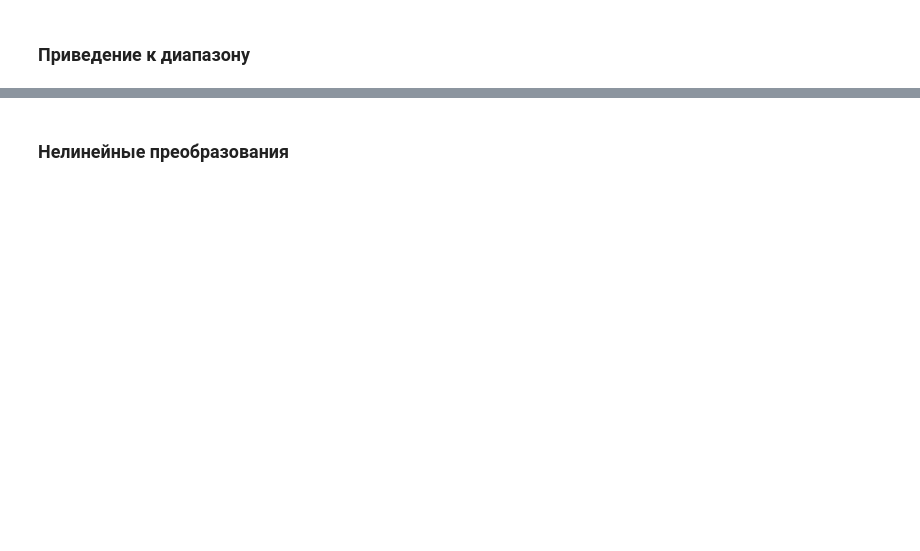
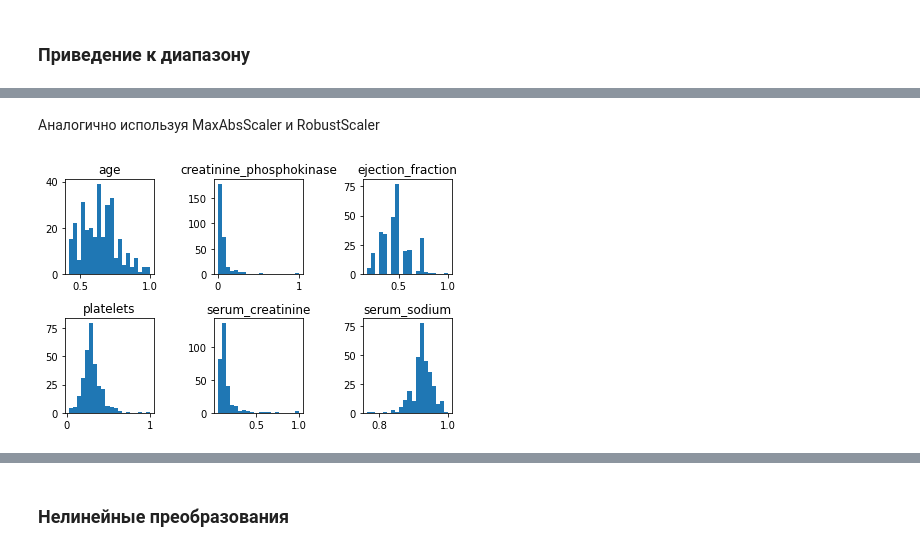
Before and after one commit to sawkamishanov/ml-labs, a Jupyter notebook: lab-1.ipynb, the cells around one changed output, grey strips where cells are left out. Drawn from its saved outputs; the diff is of its cells as text; code cells hidden in the pictures; blank space fills up the shorter version.

```diff
--- a/lab-1.ipynb
+++ b/lab-1.ipynb
@@ -167,0 +126,8 @@ data_min_max_scaled = min_max_scaler.transform(data)
+# %% [markdown]
+Аналогично используя MaxAbsScaler и RobustScaler
+# %%
+data_max_abs_scaled = preprocessing.MaxAbsScaler().fit_transform(data)
+
+plot(data_max_abs_scaled)
+# %% [output]
+[figure, added]
```
Also changed, not shown: parts of 35 cells of this notebook.
